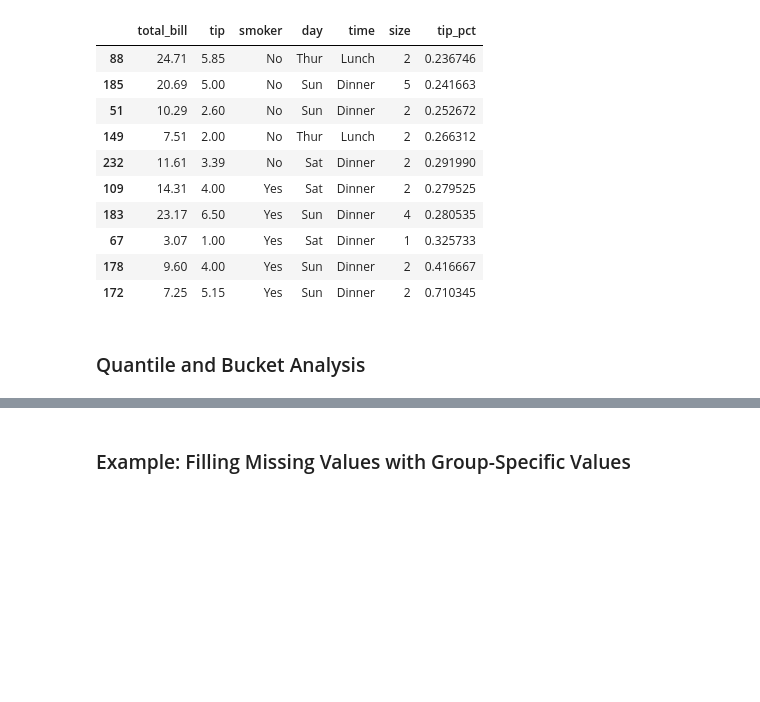
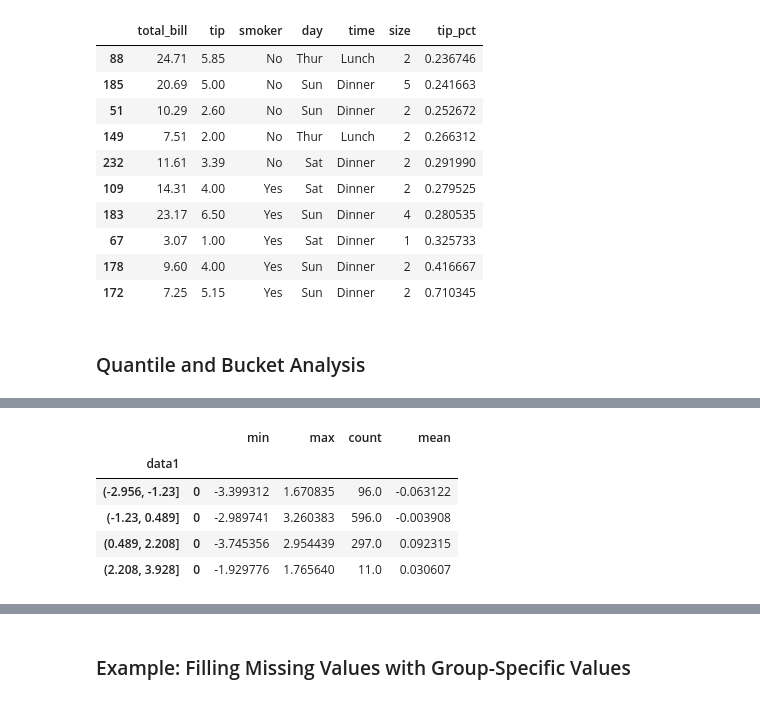
Before and after one commit to chan-prk/pydata-book, a Jupyter notebook: ch10.ipynb, the cells around one changed output, grey strips where cells are left out. Cells and saved outputs as stored; diff of their text form; code cells hidden in the pictures; blank space fills up the shorter version.

```diff
--- a/ch10.ipynb
+++ b/ch10.ipynb
@@ -758,0 +818,14 @@ grouped.apply(get_stats).unstack()
+# %%
+#ลองเอง #transpose
+def get_stats_transpose(group):
+    return pd.Series({'min': group.min(), 'max': group.max(),
+            'count': group.count(), 'mean': group.mean()}).to_frame().T
+grouped = frame.data2.groupby(quartiles)
+grouped.apply(get_stats_transpose)
+# %% [output]
+|  |  | min | max | count | mean |
+| data1 |  |  |  |  |  |
+| (-2.956, -1.23] | 0 | -3.399312 | 1.670835 | 96.0 | -0.063122 |
+| (-1.23, 0.489] | 0 | -2.989741 | 3.260383 | 596.0 | -0.003908 |
+| (0.489, 2.208] | 0 | -3.745356 | 2.954439 | 297.0 | 0.092315 |
+| (2.208, 3.928] | 0 | -1.929776 | 1.765640 | 11.0 | 0.030607 |
```
Also changed, not shown: parts of 12 cells of this notebook.
